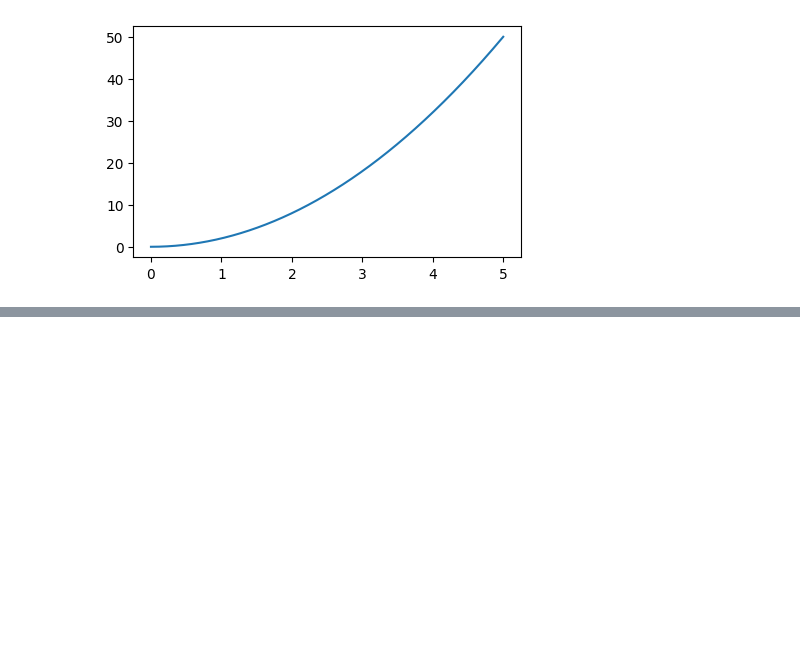
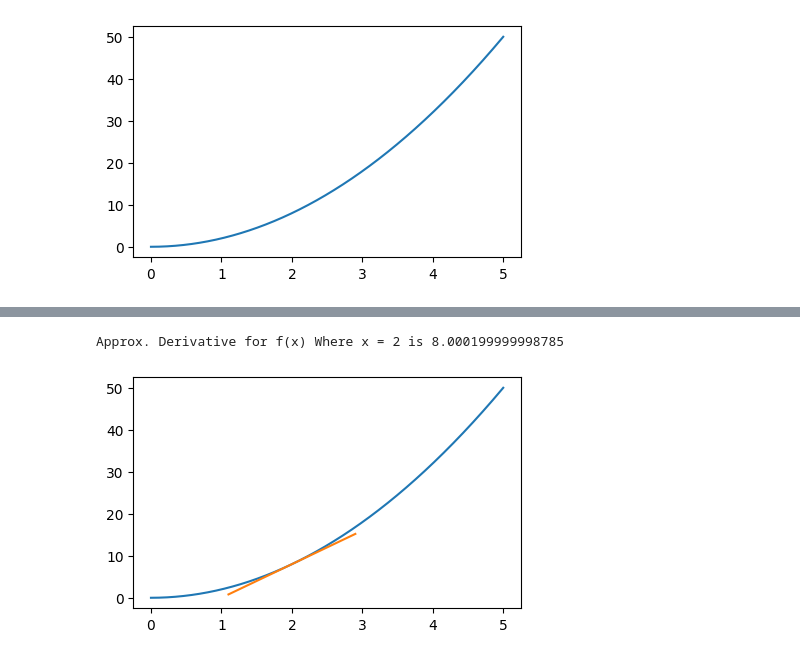
Before and after one commit to itsandregil/neural-networks, a Jupyter notebook: impact.ipynb, the cells around one changed output, grey strips where cells are left out. Cells and saved outputs as stored; diff of their text form; code cells hidden in the pictures; blank space fills up the shorter version.

```diff
--- a/impact.ipynb
+++ b/impact.ipynb
@@ -71,0 +111,15 @@ plt.show()
+# %%
+def tangent_line_analytical(x):
+    return 8*x - 8
+
+# If I know the analytical derivative of the function
+# I can find the function of the tangent line, code it and
+# should get the same tangent line from above.
+plt.plot(x, cuadratic(x))
+plt.plot(to_plot, [tangent_line_analytical(i) for i in to_plot])
+
+print("Approx. Derivative for f(x)", f"Where x = {x1} is {approximate_derivative}")
+plt.show()
+# %% [output]
+Approx. Derivative for f(x) Where x = 2 is 8.000199999998785
+[figure, added]
```
Also changed, not shown: parts of 4 cells of this notebook.
